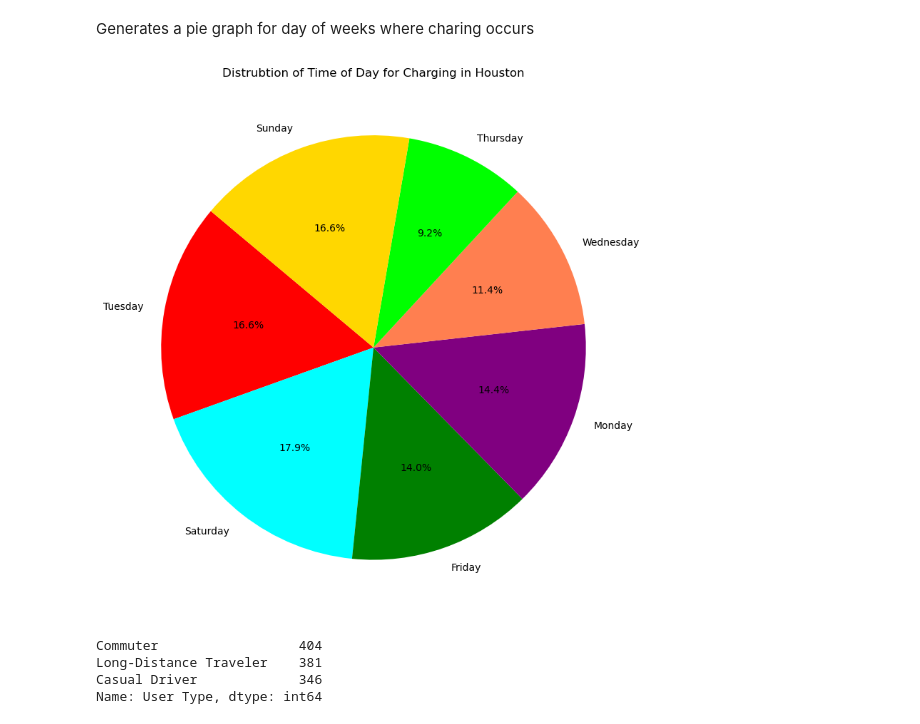
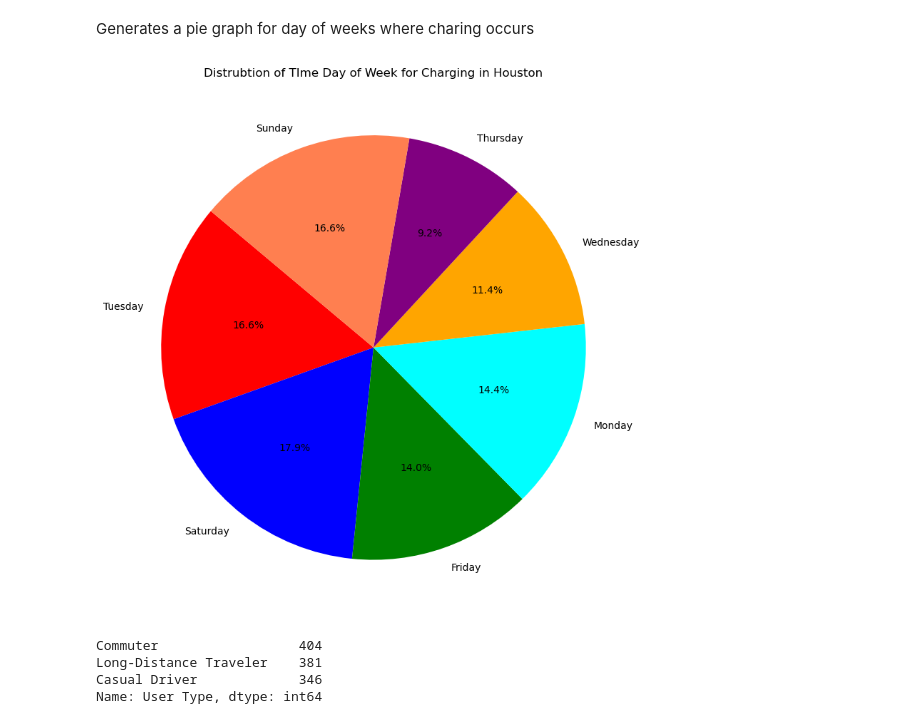
Before and after one commit to hansheng-zhang/EV-analysis, a Jupyter notebook: charger_location.ipynb, the cells around one changed output. Saved outputs shown, nothing was run; the diff lists cells and outputs as text; code cells hidden in the pictures.

```diff
--- a/charger_location.ipynb
+++ b/charger_location.ipynb
@@ -356,23 +330,9 @@ Generates a pie graph for day of weeks where charing occurs
 # %%
 loc = 'Houston'
 t_o_d = locaiton_day_of_week[loc]
-d = Counter(t_o_d)
-# Define colors and cycle through them
-colors = ['red', 'cyan', 'green', 'purple', 'coral', 'lime', 'gold']
-labels = d.keys()
-sizes = d.values()
-
-plt.figure(figsize=(8, 8))
-plt.pie(sizes, labels=labels, colors=colors, autopct='%1.1f%%', startangle=140)
-
-# Title and layout
-plt.title(f'Distrubtion of Time of Day for Charging in {loc}')
-plt.tight_layout()
-
-# Display the plot
-plt.show()
+Graphs.pie_graph(t_o_d, f'TIme Day of Week for Charging in {loc}')
 # %% [output]
-[figure, old version]
+[figure, new version]
 # %%
 # vehicle age and locaiton
 # vehicle battery start and end time based on location
```
Also changed, not shown: parts of 5 cells of this notebook.
